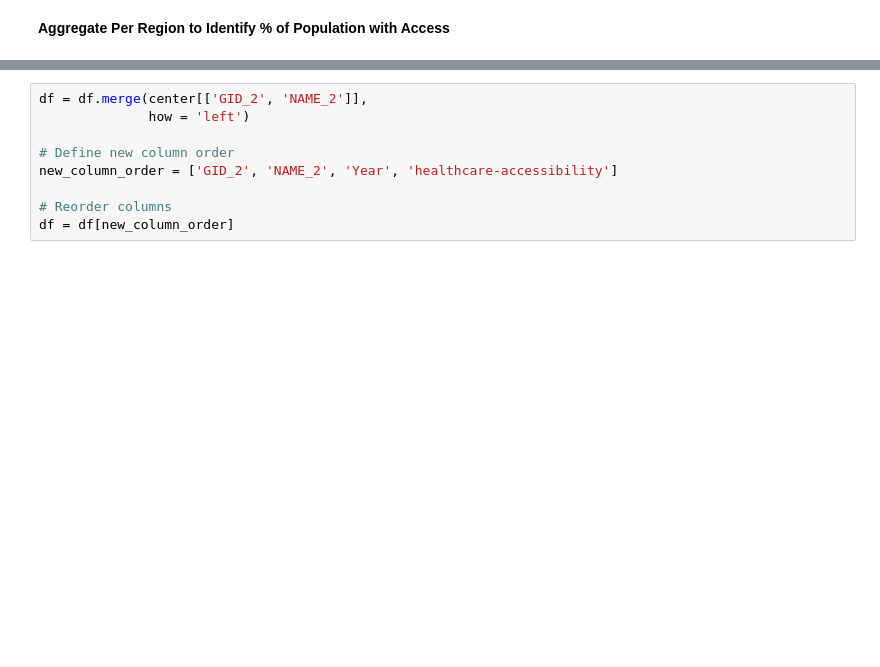
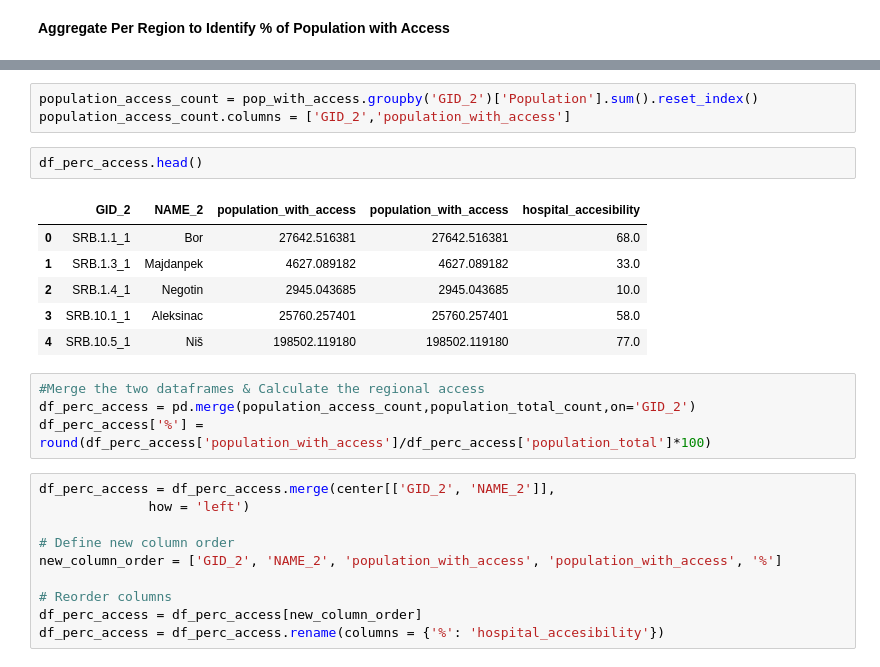
Before and after one commit to sonleh96/wb-gpbp-ldt, a Jupyter notebook: HealthCareFacilityAccessibility.ipynb, the cells around one changed output, grey strips where cells are left out. Drawn from its saved outputs; the diff is of its cells as text; blank space fills up the shorter version.

```diff
--- a/HealthCareFacilityAccessibility.ipynb
+++ b/HealthCareFacilityAccessibility.ipynb
@@ -326,12 +309,29 @@ df = pd.DataFrame(accessibility_df, columns=columns)
+# %%
+population_access_count = pop_with_access.groupby('GID_2')['Population'].sum().reset_index()
+population_access_count.columns = ['GID_2','population_with_access']
+# %%
+df_perc_access.head()
+# %% [output]
+|  | GID_2 | NAME_2 | population_with_access | population_with_access | hospital_accesibility |
+| 0 | SRB.1.1_1 | Bor | 27642.516381 | 27642.516381 | 68.0 |
+| 1 | SRB.1.3_1 | Majdanpek | 4627.089182 | 4627.089182 | 33.0 |
+| 2 | SRB.1.4_1 | Negotin | 2945.043685 | 2945.043685 | 10.0 |
+| 3 | SRB.10.1_1 | Aleksinac | 25760.257401 | 25760.257401 | 58.0 |
+| 4 | SRB.10.5_1 | Niš | 198502.119180 | 198502.119180 | 77.0 |
+# %%
+#Merge the two dataframes & Calculate the regional access
+df_perc_access = pd.merge(population_access_count,population_total_count,on='GID_2')
+df_perc_access['%'] = round(df_perc_access['population_with_access']/df_perc_access['population_total']*100)
 # %%
-df = df.merge(center[['GID_2', 'NAME_2']],
+df_perc_access = df_perc_access.merge(center[['GID_2', 'NAME_2']],
               how = 'left')
 
 # Define new column order
-new_column_order = ['GID_2', 'NAME_2', 'Year', 'healthcare-accessibility']
+new_column_order = ['GID_2', 'NAME_2', 'population_with_access', 'population_with_access', '%']
 
 # Reorder columns
-df = df[new_column_order]
+df_perc_access = df_perc_access[new_column_order]
+df_perc_access = df_perc_access.rename(columns = {'%': 'hospital_accesibility'})
 # %%
 #Save the HealthCare Facilities in Serbia CSV file
 from io import BytesIO
```
Also changed, not shown: parts of 15 cells of this notebook.
